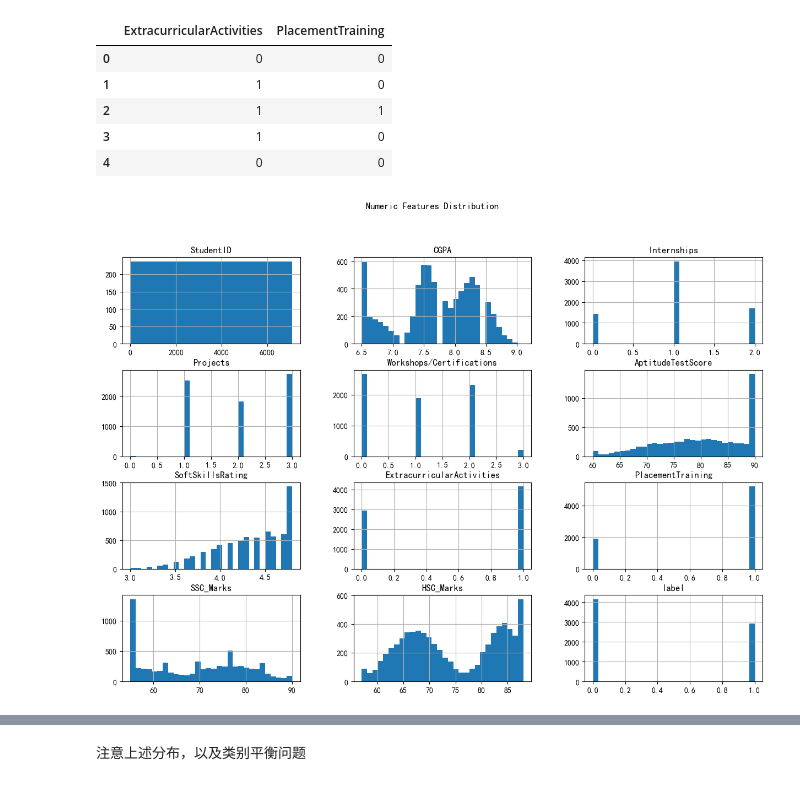
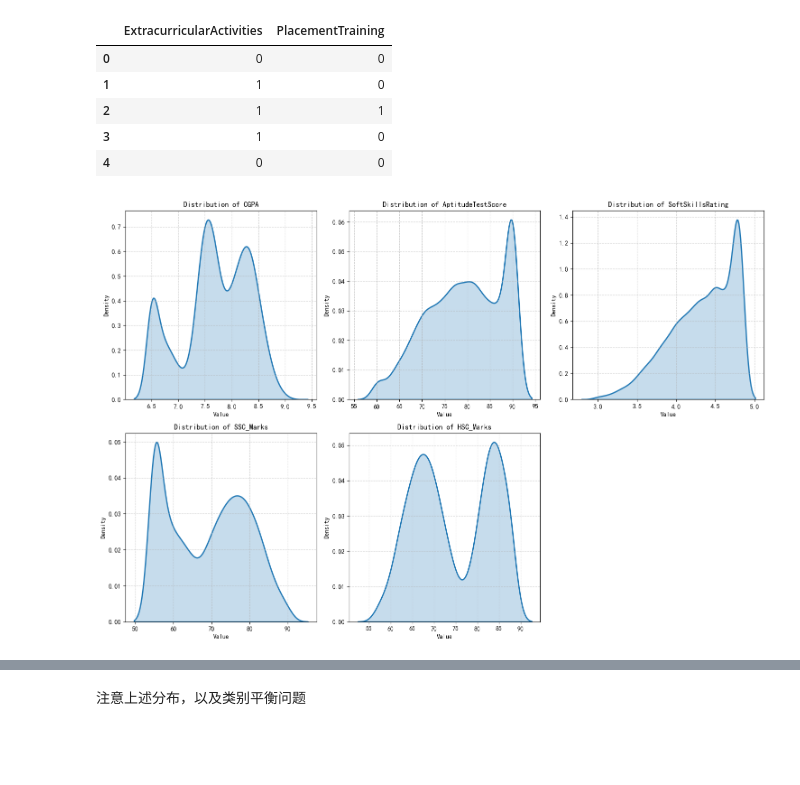
Before and after one commit to Meisenheimer/COMP5434-Big-Data-Computing, a Jupyter notebook: code/Task 1/Data Analysis.ipynb, the cells around one changed output, grey strips where cells are left out. Saved outputs shown, nothing was run; the diff lists cells and outputs as text; code cells hidden in the pictures; blank space fills up the shorter version.

Commit message:
Adding Figures in Task 1

```diff
--- a/code/Task 1/Data Analysis.ipynb
+++ b/code/Task 1/Data Analysis.ipynb
@@ -120,11 +120,25 @@ df[['ExtracurricularActivities', 'PlacementTraining']].head()
 | 3 | 1 | 0 |
 | 4 | 0 | 0 |
 # %%
-# 分别查看数值型特征的分布
-numeric_columns = df.select_dtypes(include=[np.number]).columns
-# 画出数值型特征的分布图
-df[numeric_columns].hist(figsize=(15, 10), bins=30)
-plt.suptitle("Numeric Features Distribution")
+# 分别查看连续型特征的分布
+numeric_columns = ['CGPA', 'AptitudeTestScore', 'SoftSkillsRating', 'SSC_Marks', 'HSC_Marks']
+
+fig, axes = plt.subplots(2, 3, figsize=(15, 10))  # 2行3列，最后一个子图留空
+axes = axes.ravel()  # 展平 axes 数组，方便遍历
+
+for i, col in enumerate(numeric_columns):
+    sns.kdeplot(df[col], ax=axes[i], linewidth=2, fill=True)
+    axes[i].set_title(f"Distribution of {col}", fontsize=12)
+    axes[i].set_xlabel("Value", fontsize=10)
+    axes[i].set_ylabel("Density", fontsize=10)
+    axes[i].grid(True, linestyle='--', alpha=0.6)
+
+if len(numeric_columns) < len(axes):
+    for j in range(len(numeric_columns), len(axes)):
+        axes[j].set_visible(False)
+
+plt.savefig("figures/Distribution of Continuous Features.png", bbox_inches='tight')
+plt.tight_layout()
 plt.show()
 # %% [output]
-[figure, old version]
+[figure, new version]
```
Also changed, not shown: parts of 11 cells of this notebook, 15 other files.
